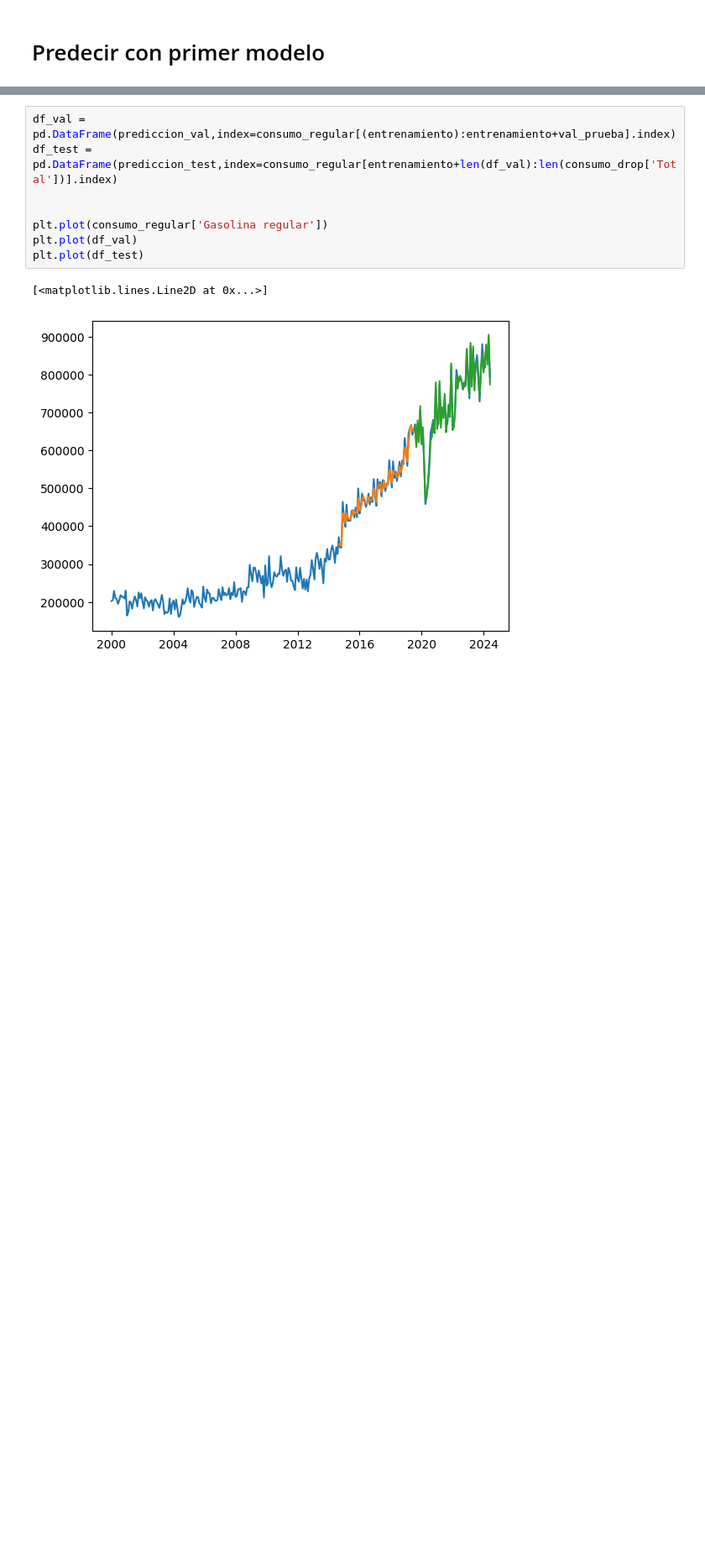
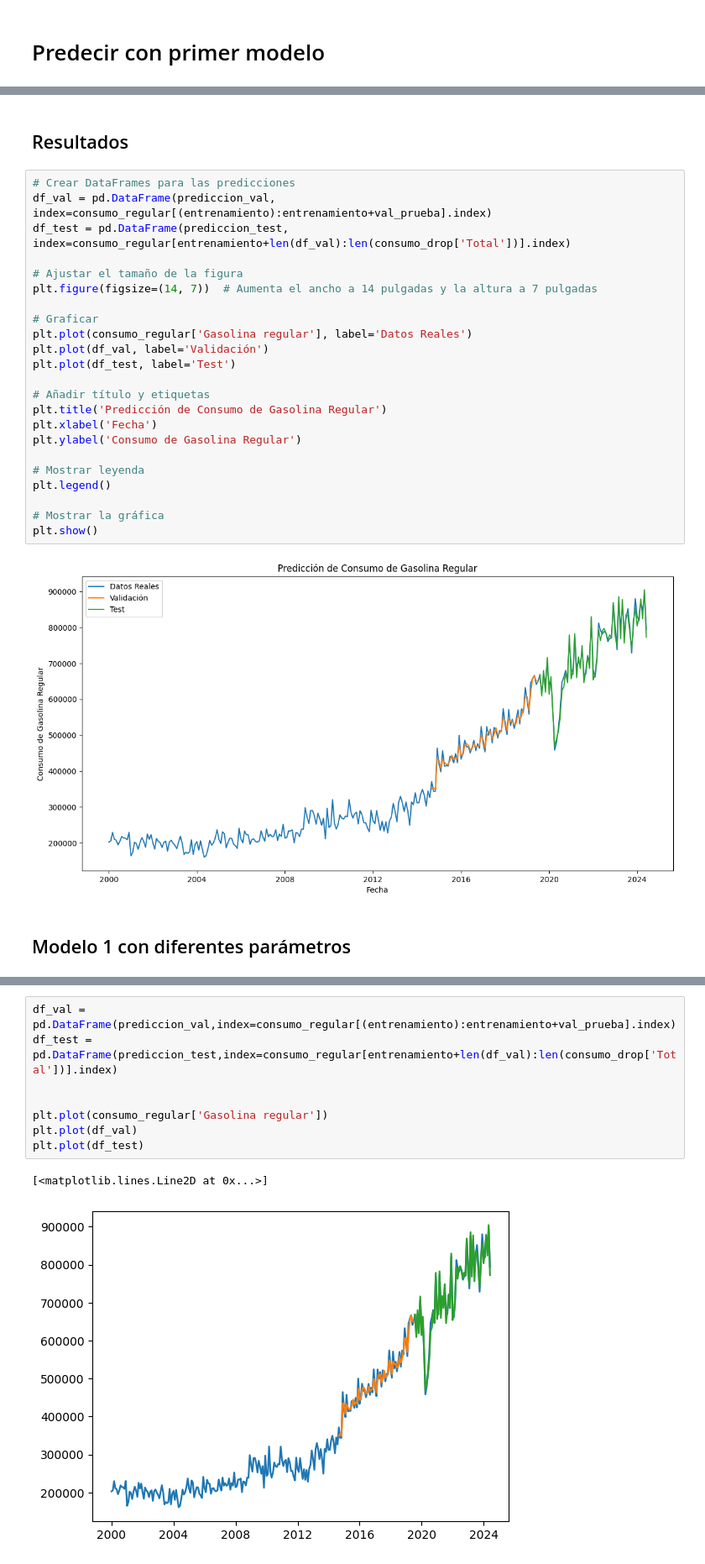
Before and after one commit to auyjos/LabSeriesTIempoDS, a Jupyter notebook: Lab3.ipynb, the cells around one changed output, grey strips where cells are left out. Shown: that part at 84% size. Drawn from its saved outputs; the diff is of its cells as text; blank space fills up the shorter version.

```diff
--- a/Lab3.ipynb
+++ b/Lab3.ipynb
@@ -390,0 +443,29 @@ Pérdida en Prueba
+# %% [markdown]
+## Resultados
+# %%
+# Crear DataFrames para las predicciones
+df_val = pd.DataFrame(prediccion_val, index=consumo_regular[(entrenamiento):entrenamiento+val_prueba].index)
+df_test = pd.DataFrame(prediccion_test, index=consumo_regular[entrenamiento+len(df_val):len(consumo_drop['Total'])].index)
+
+# Ajustar el tamaño de la figura
+plt.figure(figsize=(14, 7))  # Aumenta el ancho a 14 pulgadas y la altura a 7 pulgadas
+
+# Graficar
+plt.plot(consumo_regular['Gasolina regular'], label='Datos Reales')
+plt.plot(df_val, label='Validación')
+plt.plot(df_test, label='Test')
+
+# Añadir título y etiquetas
+plt.title('Predicción de Consumo de Gasolina Regular')
+plt.xlabel('Fecha')
+plt.ylabel('Consumo de Gasolina Regular')
+
+# Mostrar leyenda
+plt.legend()
+
+# Mostrar la gráfica
+plt.show()
+# %% [output]
+[figure, added]
+# %% [markdown]
+## Modelo 1 con diferentes parámetros
```
Also changed, not shown: parts of 14 cells of this notebook.
